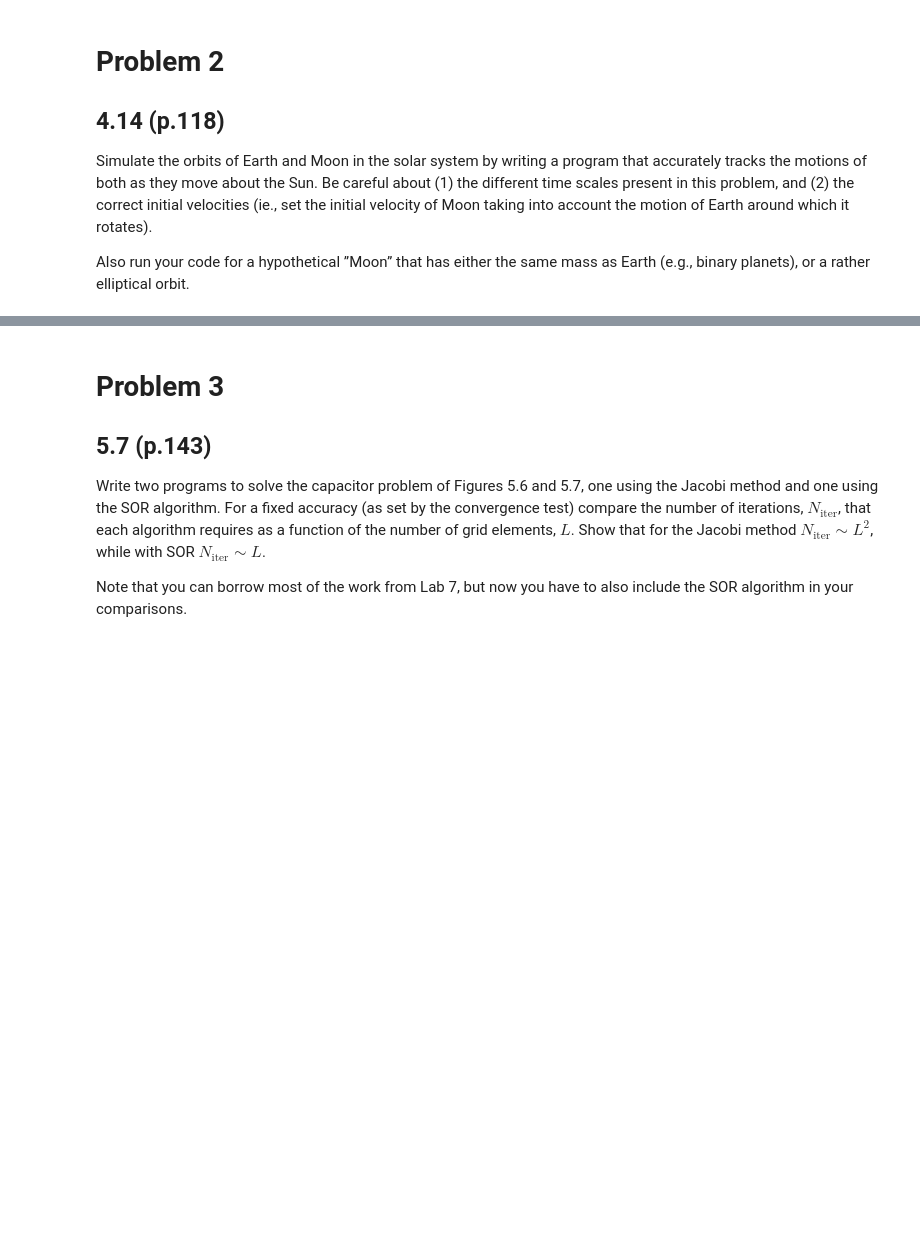
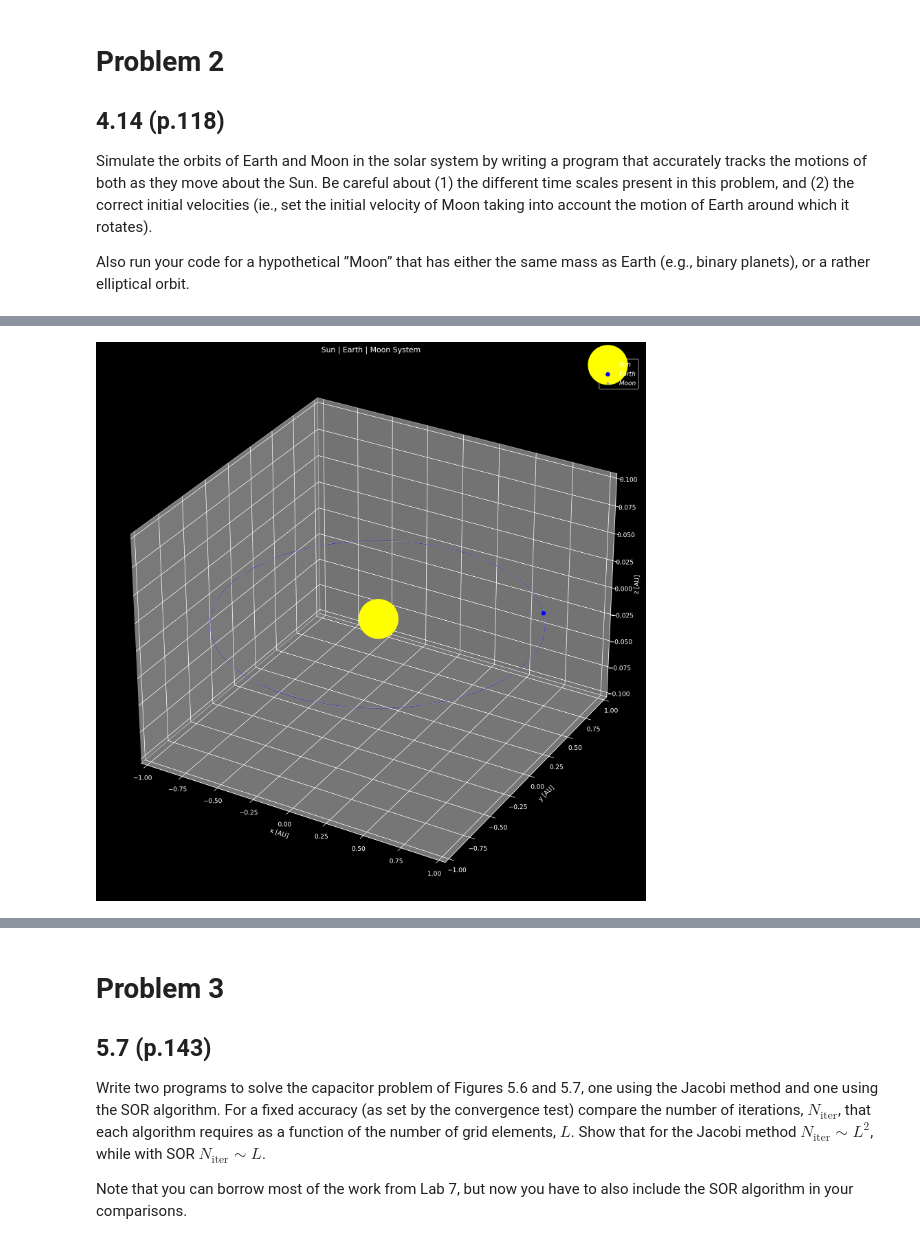
Before and after one commit to ethank5149/PurduePHYS580, a Jupyter notebook: Homework/HW3/HW3out.ipynb, the cells around one changed output, grey strips where cells are left out. Saved outputs shown, nothing was run; the diff lists cells and outputs as text; code cells hidden in the pictures; blank space fills up the shorter version.

```diff
--- a/Homework/HW3/HW3out.ipynb
+++ b/Homework/HW3/HW3out.ipynb
@@ -132,0 +150,46 @@ Also run your code for a hypothetical ”Moon” that has either the same mass a
+# %%
+sun_vectors = sun.vectors()
+sun_pos = np.asarray([sun_vectors['x'], sun_vectors['y'], sun_vectors['z']]).ravel()
+sun_vel = np.asarray([sun_vectors['vx'], sun_vectors['vy'], sun_vectors['vz']]).ravel()
+
+earth_vectors = earth.vectors()
+earth_pos = np.asarray([earth_vectors['x'], earth_vectors['y'], earth_vectors['z']]).ravel()
+earth_vel = np.asarray([earth_vectors['vx'], earth_vectors['vy'], earth_vectors['vz']]).ravel()
+
+moon_vectors  = moon.vectors()
+moon_pos = np.asarray([moon_vectors['x'], moon_vectors['y'], moon_vectors['z']]).ravel()
+moon_vel = np.asarray([moon_vectors['vx'], moon_vectors['vy'], moon_vectors['vz']]).ravel()
+
+state0 = np.hstack((sun_pos, earth_pos, moon_pos, sun_vel, earth_vel, moon_vel))
+# %%
+t_f = year
+step_density = 100
+
+sol = solve_ivp(rhs, [0, t_f], state0, t_eval=np.linspace(0, t_f, int(step_density * t_f)), rtol=1.0e-4, atol=1.0e-6, method="LSODA")  # Using 'LSODA' to account for the stiffness of the problem
+if sol.success is True:
+    t, (pos, vel) = sol.t, np.vsplit(sol.y, 2)
+    (sun_pos, earth_pos, moon_pos), (sun_vel, earth_vel, moon_vel) = np.vsplit(pos, 3), np.vsplit(vel, 3)
+else:
+    print('Error!', sol.message)
+# %%
+fig = plt.figure(figsize=(16,16), dpi=200)
+ax = fig.add_subplot(111, projection='3d')
+
+ax.plot(sun_pos[0,:], sun_pos[1,:], sun_pos[2,:],   color='yellow', lw=0.5, alpha=0.75)
+ax.plot(earth_pos[0,:], earth_pos[1,:], earth_pos[2,:], color='blue', lw=0.5, alpha=0.75)
+ax.plot(moon_pos[0,:], moon_pos[1,:], moon_pos[2,:],  color='darkgray', lw=0.5, alpha=0.75)
+ax.scatter(sun_pos[0,-1], sun_pos[1,-1], sun_pos[2,-1], color='yellow', s=10 * sun_radius / smallest_radius, label=r'$Sun$')
+ax.scatter(earth_pos[0,-1], earth_pos[1,-1], earth_pos[2,-1], color='blue', s=10 * earth_radius / smallest_radius, label=r'$Earth$')
+ax.scatter(moon_pos[0,-1], moon_pos[1,-1], moon_pos[2,-1], color='darkgray', s=10 * moon_radius / smallest_radius, label=r'$Moon$')
+
+ax.set_xlim(-1,1)
+ax.set_ylim(-1,1)
+ax.set_zlim(-0.1,0.1)
+ax.set_xlabel('x [AU]')
+ax.set_ylabel('y [AU]')
+ax.set_zlabel('z [AU]')
+ax.set_title('Sun | Earth | Moon System')
+plt.legend()
+plt.savefig('P2a.png')
+# %% [output]
+[figure, added]
```
Also changed, not shown: parts of 50 cells of this notebook, 11 other files.
